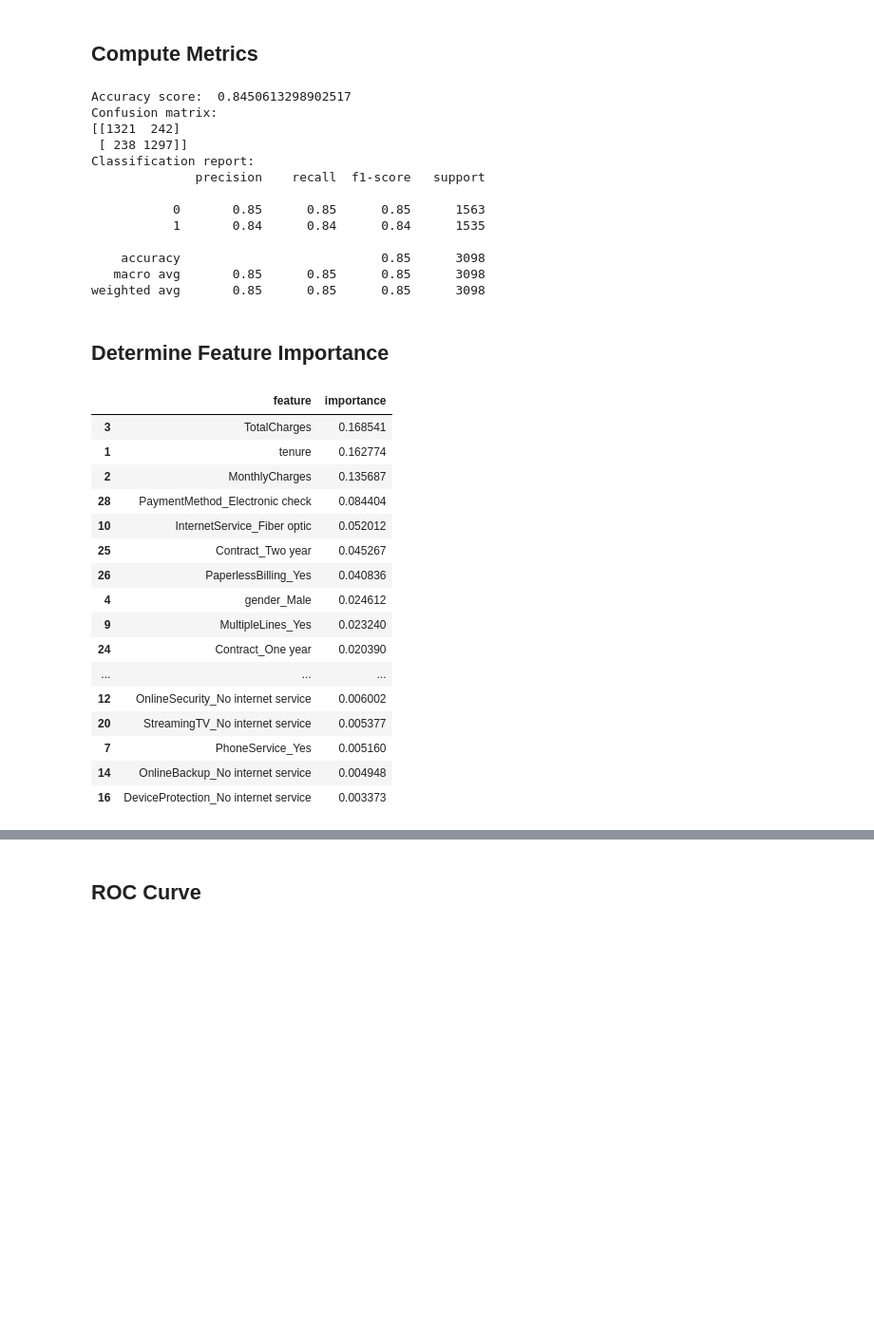
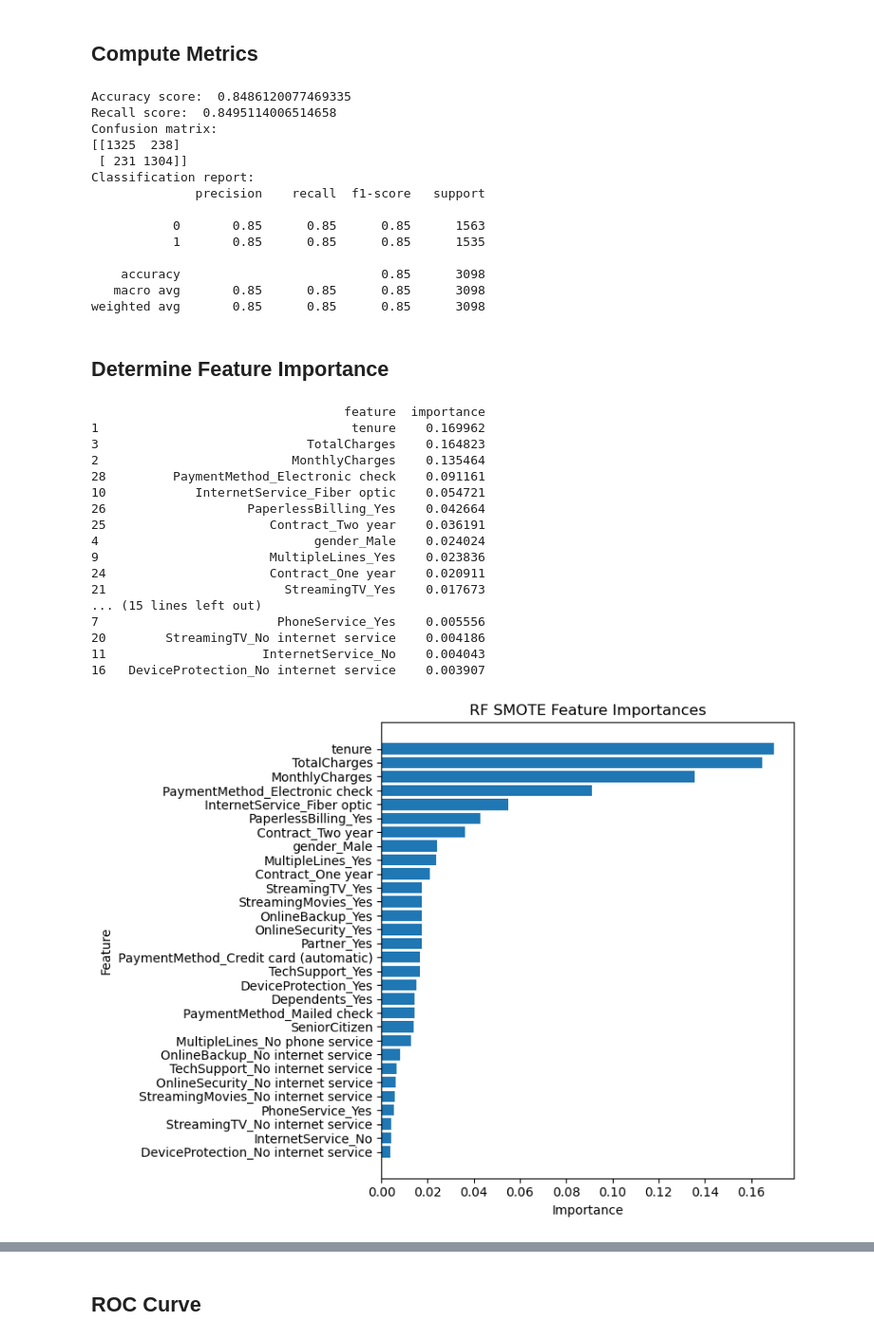
Before and after one commit to kbjani/telco-customer-churn, a Jupyter notebook: notebooks/Modeling.ipynb, the cells around one changed output, grey strips where cells are left out. Shown at 95% size. Saved outputs shown, nothing was run; the diff lists cells and outputs as text; code cells hidden in the pictures; blank space fills up the shorter version.

```diff
--- a/notebooks/Modeling.ipynb
+++ b/notebooks/Modeling.ipynb
@@ -208,6 +214,7 @@ rf_y_pred = rfModel.predict(rf_X_test)
 ## Compute Metrics
 # %%
 print(f"Accuracy score: ", metrics.accuracy_score(rf_y_test, rf_y_pred))
+print(f"Recall score: ", metrics.recall_score(rf_y_test, rf_y_pred))
 print(f"Confusion matrix: ")
 print(metrics.confusion_matrix(rf_y_test, rf_y_pred))
 #recall more important for churn rate - want less false negatives
@@ -215,15 +222,16 @@ print(metrics.confusion_matrix(rf_y_test, rf_y_pred))
 print(f"Classification report: ")
 print(metrics.classification_report(rf_y_test, rf_y_pred))
 # %% [output]
-Accuracy score:  0.8450613298902517
+Accuracy score:  0.8486120077469335
+Recall score:  0.8495114006514658
 Confusion matrix:
-[[1321  242]
- [ 238 1297]]
+[[1325  238]
+ [ 231 1304]]
 Classification report:
               precision    recall  f1-score   support
 
            0       0.85      0.85      0.85      1563
-           1       0.84      0.84      0.84      1535
+           1       0.85      0.85      0.85      1535
 
     accuracy                           0.85      3098
    macro avg       0.85      0.85      0.85      3098
@@ -232,27 +240,41 @@ weighted avg       0.85      0.85      0.85      3098
 ## Determine Feature Importance
 # %%
 #Variable importance table
-pd.DataFrame(
+df_importance = pd.DataFrame(
     data={
         "feature": rfModel.feature_names_in_,
         "importance": rfModel.feature_importances_,
     }
 ).sort_values("importance", ascending=False)
+print(df_importance)
 # %% [output]
-|  | feature | importance |
-| 3 | TotalCharges | 0.168541 |
-| 1 | tenure | 0.162774 |
-| 2 | MonthlyCharges | 0.135687 |
-| 28 | PaymentMethod_Electronic check | 0.084404 |
-| 10 | InternetService_Fiber optic | 0.052012 |
-| 25 | Contract_Two year | 0.045267 |
-| 26 | PaperlessBilling_Yes | 0.040836 |
-| 4 | gender_Male | 0.024612 |
-| 9 | MultipleLines_Yes | 0.023240 |
-| 24 | Contract_One year | 0.020390 |
-| ... | ... | ... |
-| 12 | OnlineSecurity_No internet service | 0.006002 |
-| 20 | StreamingTV_No internet service | 0.005377 |
-| 7 | PhoneService_Yes | 0.005160 |
-| 14 | OnlineBackup_No internet service | 0.004948 |
-| 16 | DeviceProtection_No internet service | 0.003373 |
+                                  feature  importance
+1                                  tenure    0.169962
+3                            TotalCharges    0.164823
+2                          MonthlyCharges    0.135464
+28         PaymentMethod_Electronic check    0.091161
+10            InternetService_Fiber optic    0.054721
+26                   PaperlessBilling_Yes    0.042664
+25                      Contract_Two year    0.036191
+4                             gender_Male    0.024024
+9                       MultipleLines_Yes    0.023836
+24                      Contract_One year    0.020911
+21                        StreamingTV_Yes    0.017673
+... (15 lines left out)
+7                        PhoneService_Yes    0.005556
+20        StreamingTV_No internet service    0.004186
+11                     InternetService_No    0.004043
+16   DeviceProtection_No internet service    0.003907
+# %%
+#plot bar graph
+plt.figure(figsize=(8, 6))
+plt.barh(df_importance["feature"], df_importance["importance"])
+plt.gca().invert_yaxis()  # Highest importance at the top
+
+plt.xlabel("Importance")
+plt.ylabel("Feature")
+plt.title("RF SMOTE Feature Importances")
+plt.tight_layout()
+plt.show()
+# %% [output]
+[figure, added]
```
Also changed, not shown: parts of 19 cells of this notebook.
